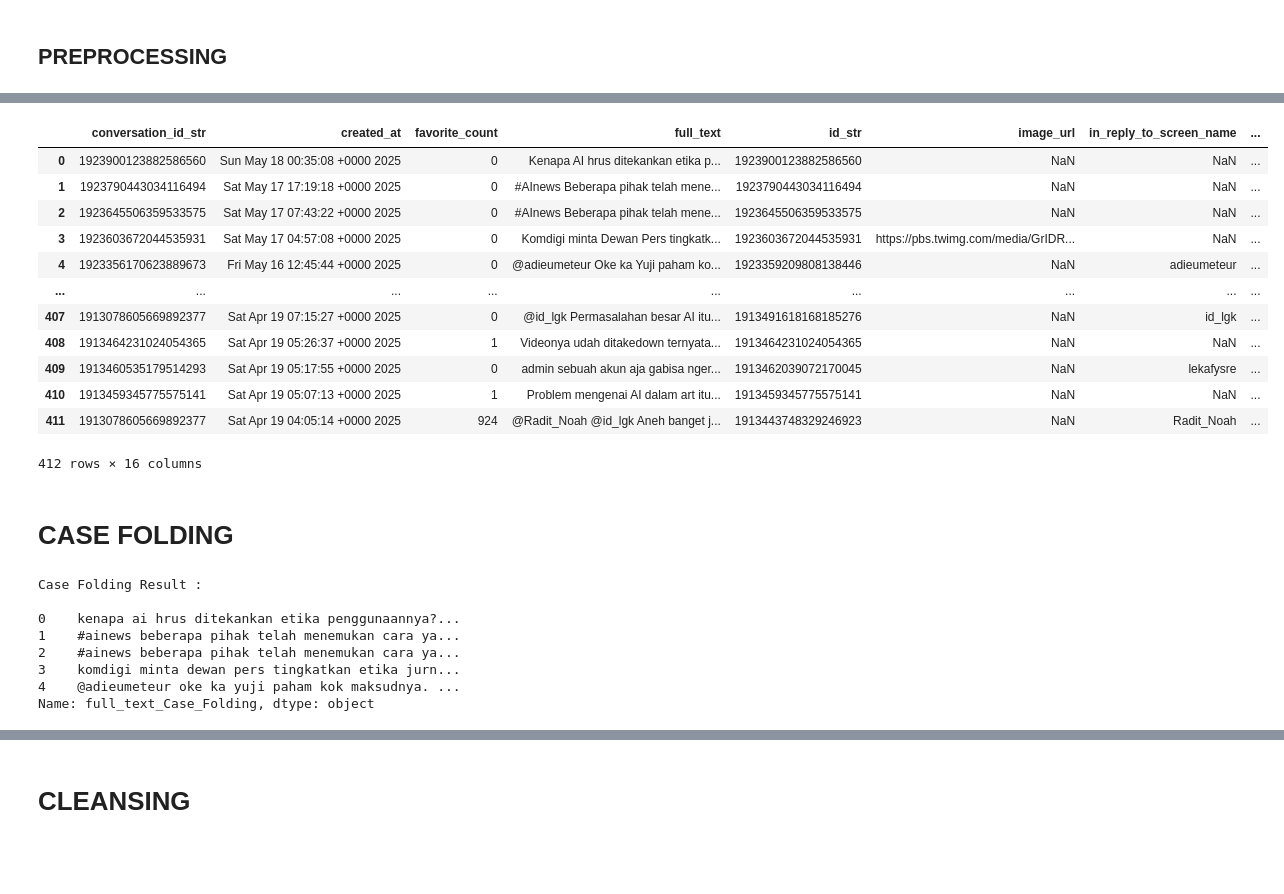
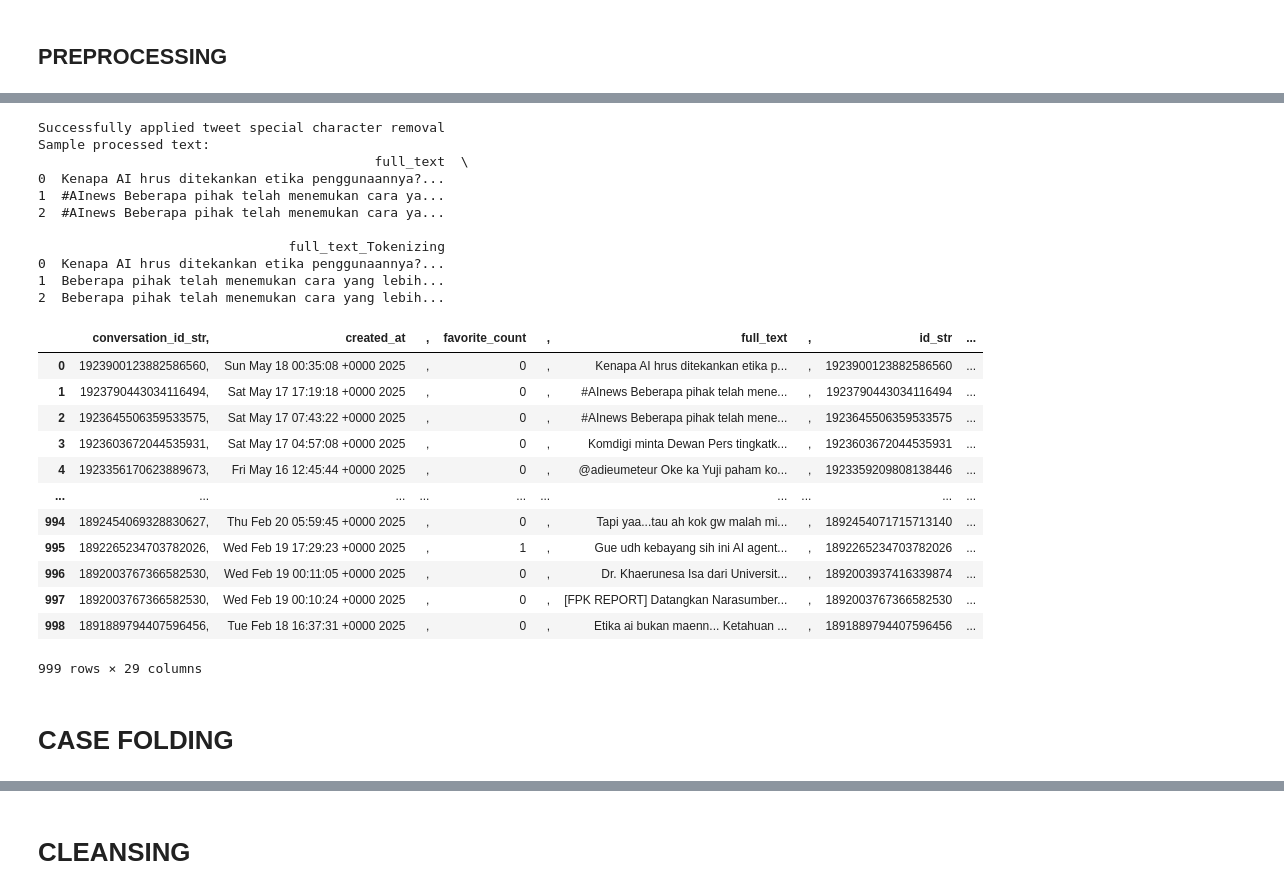
Before and after one commit to RistoKuy/ML_KE, a Jupyter notebook: dataMining_KompEtik.ipynb, the cells around one changed output, grey strips where cells are left out. Cells and saved outputs as stored; diff of their text form; code cells hidden in the pictures; blank space fills up the shorter version.

```diff
--- a/dataMining_KompEtik.ipynb
+++ b/dataMining_KompEtik.ipynb
@@ -136,57 +198,49 @@ from nltk.tokenize import word_tokenize
 from nltk.probability import FreqDist
 # %%
 def remove_tweet_special(text):
-    # remove tab, new line, ans back slice
-    text = text.replace('\\t'," ").replace('\\n'," ").replace('\\u'," ").replace("\\","")
-    # remove non ASCII (emoticon, chinese word, .etc)
+    # remove tab, new line, and backslash
+    text = text.replace('\\t', " ").replace('\\n', " ").replace('\\u', " ").replace("\\", "")
+    # remove non ASCII (emoticon, chinese word, etc)
     text = text.encode('ascii', 'replace').decode('ascii')
     # remove mention, link, hashtag
-    text = ' '.join(re.sub("([@#][A-Za-z0-9]+)|(\w+:\/\/\S+)"," ", text).split())
+    text = ' '.join(re.sub("([@#][A-Za-z0-9]+)|(\w+:\/\/\S+)", " ", text).split())
     # remove incomplete URL
     return text.replace("http://", " ").replace("https://", " ")
 
-# Make sure df is created by importing it from the same file used in cell 5
-import pandas as pd
-df = pd.read_csv("tweets-data/etikaAI.csv", delimiter=",")
+# Apply the preprocessing to the full_text column
+if 'full_text' in df.columns:
+    df['full_text_Tokenizing'] = df['full_text'].apply(remove_tweet_special)
+    print("Successfully applied tweet special character removal")
+    print("Sample processed text:")
+    print(df[['full_text', 'full_text_Tokenizing']].head(3))
+else:
+    print("Error: 'full_text' column not found. Available columns:", df.columns.tolist())
 
-df['full_text_Tokenizing'] = df['full_text'].apply(remove_tweet_special)
 display(df)
 # %% [output]
+Successfully applied tweet special character removal
+Sample processed text:
+                                           full_text  \
+0  Kenapa AI hrus ditekankan etika penggunaannya?...
+1  #AInews Beberapa pihak telah menemukan cara ya...
+2  #AInews Beberapa pihak telah menemukan cara ya...
+
+                                full_text_Tokenizing
+0  Kenapa AI hrus ditekankan etika penggunaannya?...
+1  Beberapa pihak telah menemukan cara yang lebih...
+2  Beberapa pihak telah menemukan cara yang lebih...
-|  | conversation_id_str | created_at | favorite_count | full_text | id_str | image_url | in_reply_to_screen_name | ... |
-| 0 | 1923900123882586560 | Sun May 18 00:35:08 +0000 2025 | 0 | Kenapa AI hrus ditekankan etika p... | 1923900123882586560 | NaN | NaN | ... |
-| 1 | 1923790443034116494 | Sat May 17 17:19:18 +0000 2025 | 0 | #AInews Beberapa pihak telah mene... | 1923790443034116494 | NaN | NaN | ... |
-| 2 | 1923645506359533575 | Sat May 17 07:43:22 +0000 2025 | 0 | #AInews Beberapa pihak telah mene... | 1923645506359533575 | NaN | NaN | ... |
-| 3 | 1923603672044535931 | Sat May 17 04:57:08 +0000 2025 | 0 | Komdigi minta Dewan Pers tingkatk... | 1923603672044535931 | https://pbs.twimg.com/media/GrIDR... | NaN | ... |
-| 4 | 1923356170623889673 | Fri May 16 12:45:44 +0000 2025 | 0 | @adieumeteur Oke ka Yuji paham ko... | 1923359209808138446 | NaN | adieumeteur | ... |
-| ... | ... | ... | ... | ... | ... | ... | ... | ... |
-| 407 | 1913078605669892377 | Sat Apr 19 07:15:27 +0000 2025 | 0 | @id_lgk Permasalahan besar AI itu... | 1913491618168185276 | NaN | id_lgk | ... |
-| 408 | 1913464231024054365 | Sat Apr 19 05:26:37 +0000 2025 | 1 | Videonya udah ditakedown ternyata... | 1913464231024054365 | NaN | NaN | ... |
-| 409 | 1913460535179514293 | Sat Apr 19 05:17:55 +0000 2025 | 0 | admin sebuah akun aja gabisa nger... | 1913462039072170045 | NaN | lekafysre | ... |
-| 410 | 1913459345775575141 | Sat Apr 19 05:07:13 +0000 2025 | 1 | Problem mengenai AI dalam art itu... | 1913459345775575141 | NaN | NaN | ... |
-| 411 | 1913078605669892377 | Sat Apr 19 04:05:14 +0000 2025 | 924 | @Radit_Noah @id_lgk Aneh banget j... | 1913443748329246923 | NaN | Radit_Noah | ... |
+|  | conversation_id_str, | created_at | , | favorite_count | , | full_text | , | id_str | ... |
+| 0 | 1923900123882586560, | Sun May 18 00:35:08 +0000 2025 | , | 0 | , | Kenapa AI hrus ditekankan etika p... | , | 1923900123882586560 | ... |
+| 1 | 1923790443034116494, | Sat May 17 17:19:18 +0000 2025 | , | 0 | , | #AInews Beberapa pihak telah mene... | , | 1923790443034116494 | ... |
+| 2 | 1923645506359533575, | Sat May 17 07:43:22 +0000 2025 | , | 0 | , | #AInews Beberapa pihak telah mene... | , | 1923645506359533575 | ... |
+| 3 | 1923603672044535931, | Sat May 17 04:57:08 +0000 2025 | , | 0 | , | Komdigi minta Dewan Pers tingkatk... | , | 1923603672044535931 | ... |
+| 4 | 1923356170623889673, | Fri May 16 12:45:44 +0000 2025 | , | 0 | , | @adieumeteur Oke ka Yuji paham ko... | , | 1923359209808138446 | ... |
+| ... | ... | ... | ... | ... | ... | ... | ... | ... | ... |
+| 994 | 1892454069328830627, | Thu Feb 20 05:59:45 +0000 2025 | , | 0 | , | Tapi yaa...tau ah kok gw malah mi... | , | 1892454071715713140 | ... |
+| 995 | 1892265234703782026, | Wed Feb 19 17:29:23 +0000 2025 | , | 1 | , | Gue udh kebayang sih ini AI agent... | , | 1892265234703782026 | ... |
+| 996 | 1892003767366582530, | Wed Feb 19 00:11:05 +0000 2025 | , | 0 | , | Dr. Khaerunesa Isa dari Universit... | , | 1892003937416339874 | ... |
+| 997 | 1892003767366582530, | Wed Feb 19 00:10:24 +0000 2025 | , | 0 | , | [FPK REPORT] Datangkan Narasumber... | , | 1892003767366582530 | ... |
+| 998 | 1891889794407596456, | Tue Feb 18 16:37:31 +0000 2025 | , | 0 | , | Etika ai bukan maenn... Ketahuan ... | , | 1891889794407596456 | ... |
-412 rows × 16 columns
+999 rows × 29 columns
 # %% [markdown]
 # **CASE FOLDING**
-# %%
-# ------ Case Folding --------
-# gunakan fungsi Series.str.lower() pada Pandas
-#untuk mengubah semua karakter dalam setiap elemen di dalam kolom (Series) menjadi huruf kecil (lowercase).
-if 'full_text_Tokenizing' in df.columns:
-	df['full_text_Case_Folding'] = df['full_text_Tokenizing'].str.lower()
-else:
-	df['full_text_Case_Folding'] = df['full_text'].str.lower()
-
-
-print('Case Folding Result : \n')
-#print(TWEET_DATA['full_text'].head(5))
-print(df['full_text_Case_Folding'].head(5))
-print('\n\n\n')
-# %% [output]
-Case Folding Result :
-
-0    kenapa ai hrus ditekankan etika penggunaannya?...
-1    #ainews beberapa pihak telah menemukan cara ya...
-2    #ainews beberapa pihak telah menemukan cara ya...
-3    komdigi minta dewan pers tingkatkan etika jurn...
-4    @adieumeteur oke ka yuji paham kok maksudnya. ...
-Name: full_text_Case_Folding, dtype: object
```
Also changed, not shown: parts of 45 cells of this notebook, 9 other files.
